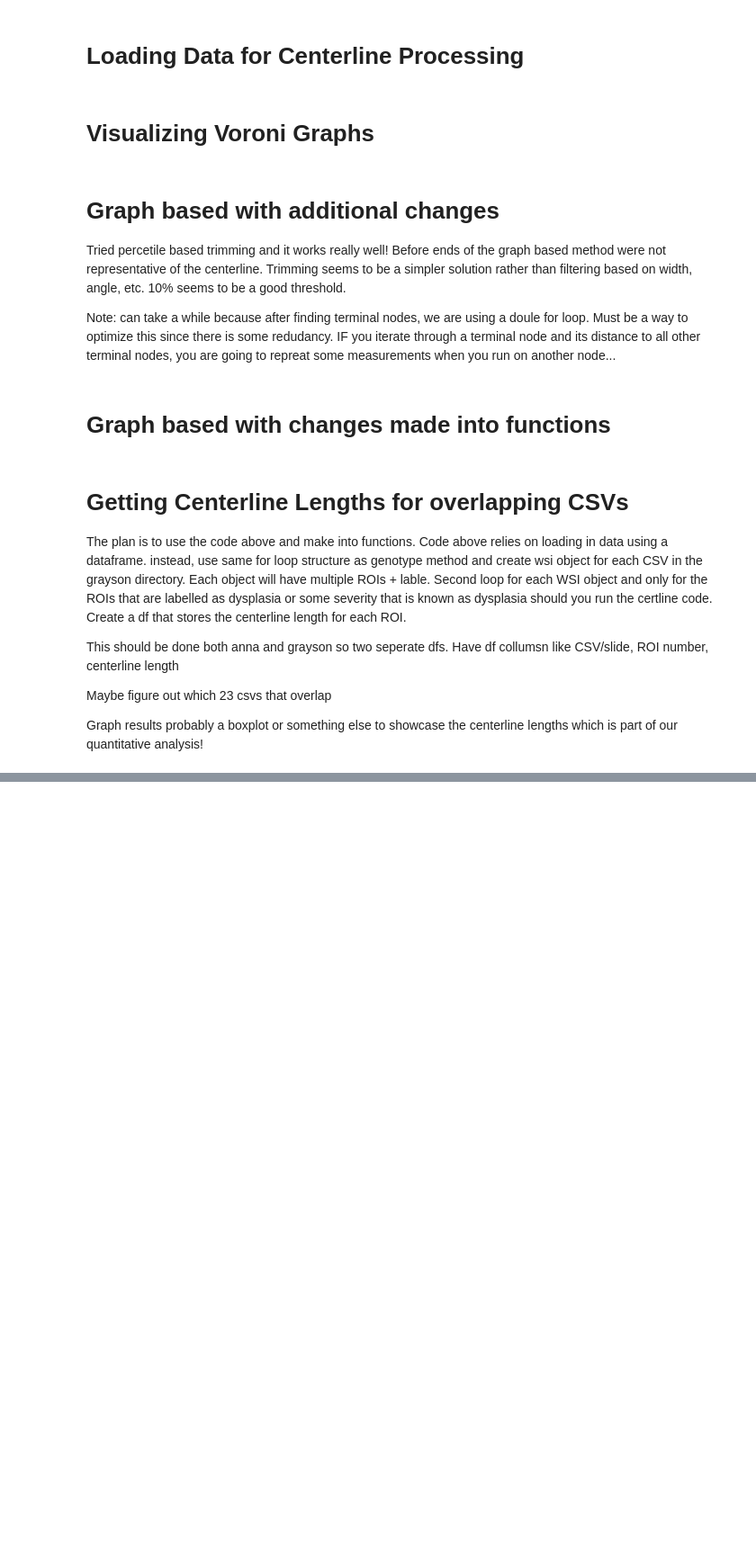
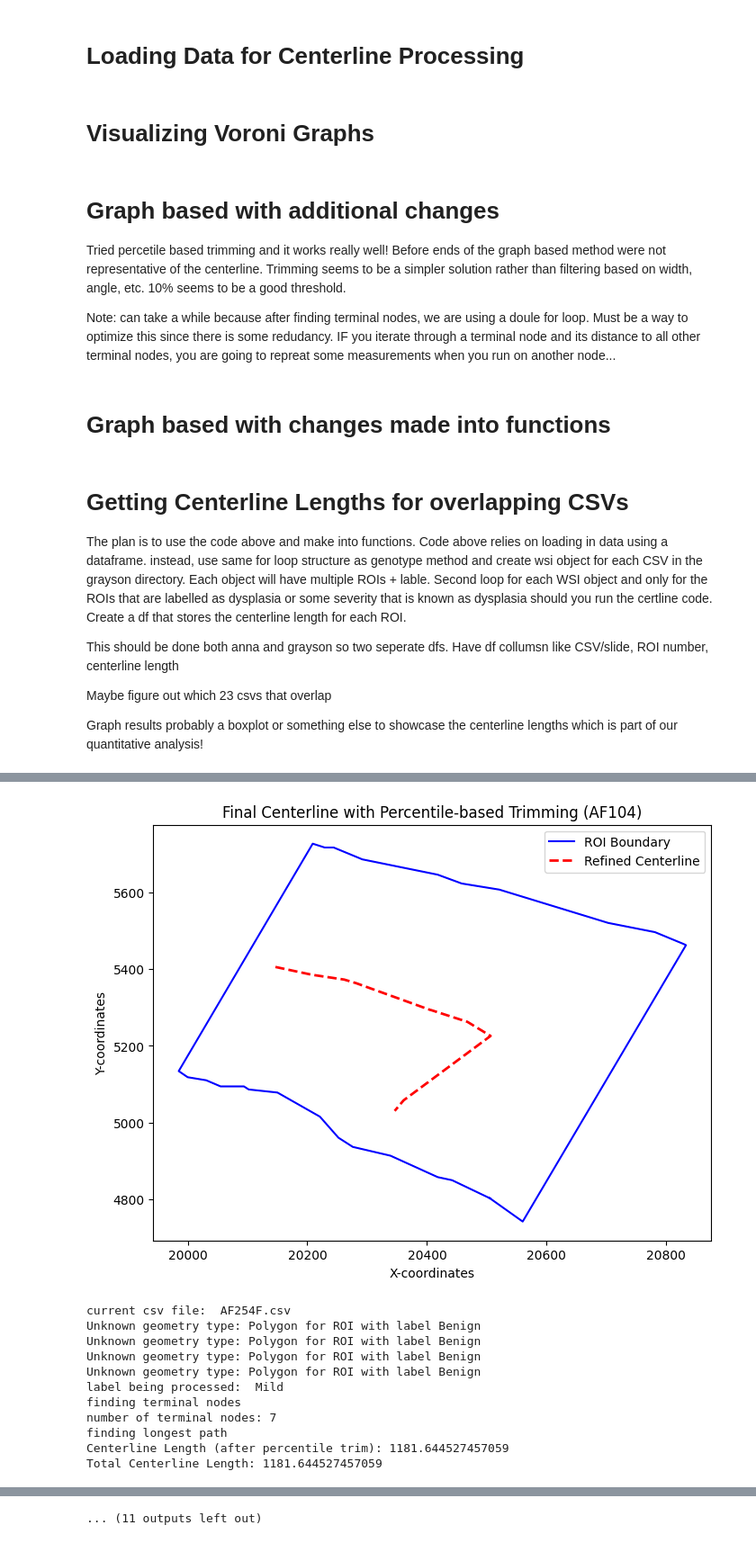
Before and after one commit to Satanna1/Cancer_Project_2025, a Jupyter notebook: Qualitative_Notebook.ipynb, the cells around one changed output, grey strips where cells are left out. Shown at 90% size. Cells and saved outputs as stored; diff of their text form; code cells hidden in the pictures; blank space fills up the shorter version.

Commit message:
updated with code that runs centerline method and plots across genotype

```diff
--- a/Qualitative_Notebook.ipynb
+++ b/Qualitative_Notebook.ipynb
@@ -551,7 +574,7 @@ dysplasia_labels = {"dysplasia", "mild", "moderate", "severe"}
 
 
 #replace grayson directory depending on which experiment you are looking at
-anna_dir = "/home/joeychan/cancer_project/Cancer_Project_2025/Anna/exp3"
+anna_dir = "/home/joeychan/cancer_project/Cancer_Project_2025/Anna/exp1"
 
 for csv_file in os.listdir(anna_dir):
     if csv_file.endswith(".csv"):
@@ -1292,0 +1238,64 @@ plt.legend()
+# %%
+#Updatign code below to run centerline length
+#only looking at disbribution of total centerline length (not percentage) since we assume that size of epithelium is similar across slides, so doesn't matter
+#that we are techincally comparing different slides for each experiment.
+
+import pandas as pd
+import matplotlib.pyplot as plt
+import slideflow as sf
+import os
+
+#load df that contains genotype information
+genotype_df = pd.read_csv("/home/joeychan/cancer_project/Cancer_Project_2025/tracking.csv")
+#create output dataframe
+results = pd.DataFrame(columns=["slide", "total_dys_centerline_length", "genotype"])
+
+dysplasia_labels = {"dysplasia", "mild", "moderate", "severe"}
+
+#replace grayson directory depending on which experiment you are looking at
+grayson_dir = "/home/joeychan/cancer_project/Cancer_Project_2025/Grayson/Exp1"
+
+for csv_file in os.listdir(grayson_dir):
+    if csv_file.endswith(".csv"):
+        #print "current csv file"
+        print("current csv file: ", csv_file)
+        # Extract the base name (e.g., "AF102F" from "AF102F.csv")
+        base_name = csv_file.replace(".csv", "")
+
+        # Look up the matching SVS file in the dictionary.
+        if base_name not in svs_map:
+            print(f"No .svs file found for {base_name}, skipping.")
+            continue
+
+        if base_name == "AG039F":
+            continue
+        #Will use this path for both Grayson and Anna WSI objects
+        svs_path = svs_map[base_name]
+
+        #use base name to get genotype
+        #skip if base name doesn't match any entry in the slide column of the genotype df
+        if base_name not in genotype_df["slide"].values:
+            print(f"No genotype information found for {base_name}, skipping.")
+            continue
+        genotype = genotype_df.loc[genotype_df["slide"] == base_name, "genotype"].values[0]
+
+        # Build full paths for the annotation CSV files for both pathologists.
+        grayson_csv = os.path.join(grayson_dir, csv_file)
+
+
+        # Create WSI object for current slide
+        wsi_grayson = sf.WSI(path=svs_path, tile_px=256, tile_um=128, rois=grayson_csv)
+
+        #get centerline length for grayson (function only finds total centerline length for dysplasia regions)
+        grayson_centerline_length = process_wsi(wsi_grayson)
+
+        #output to dataframe
+        new_result = pd.DataFrame({
+            "slide": [base_name],
+            "total_dys_centerline_length": [grayson_centerline_length],
+            "genotype": [genotype]
+        })
+
+        #add new result to results dataframe
+        results = pd.concat([results, new_result], ignore_index=True)
+# %% [output]
@@ -1292,0 +1319,12 @@ plt.legend()
+[figure, added]
+current csv file:  AF254F.csv
+Unknown geometry type: Polygon for ROI with label Benign
+Unknown geometry type: Polygon for ROI with label Benign
+Unknown geometry type: Polygon for ROI with label Benign
+Unknown geometry type: Polygon for ROI with label Benign
+label being processed:  Mild
+finding terminal nodes
+number of terminal nodes: 7
+finding longest path
+Centerline Length (after percentile trim): 1181.644527457059
+Total Centerline Length: 1181.644527457059
@@ -1292,0 +1410 @@ plt.legend()
+... (11 outputs left out)
```
Also changed, not shown: parts of 21 cells of this notebook, 2 other files.
